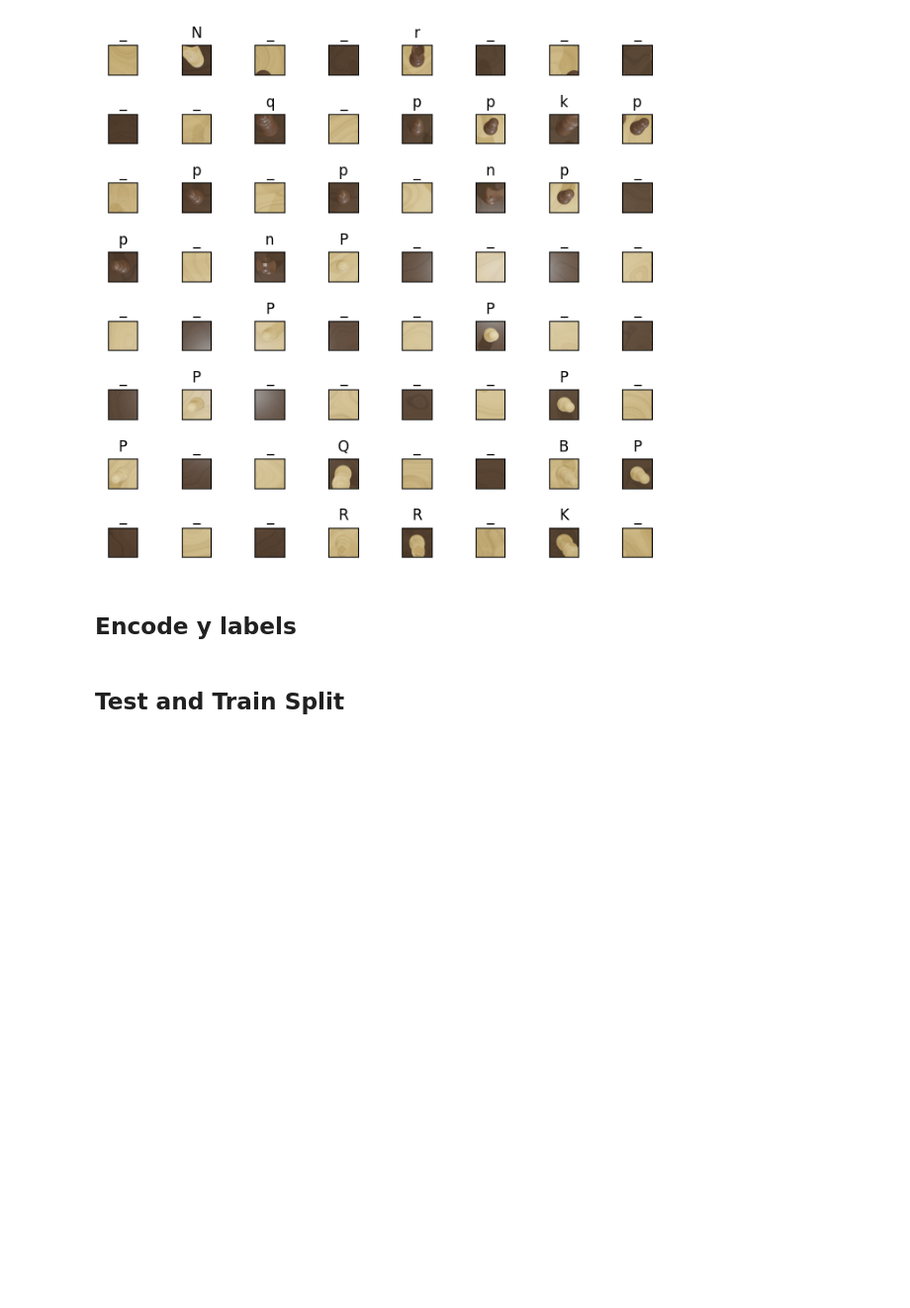
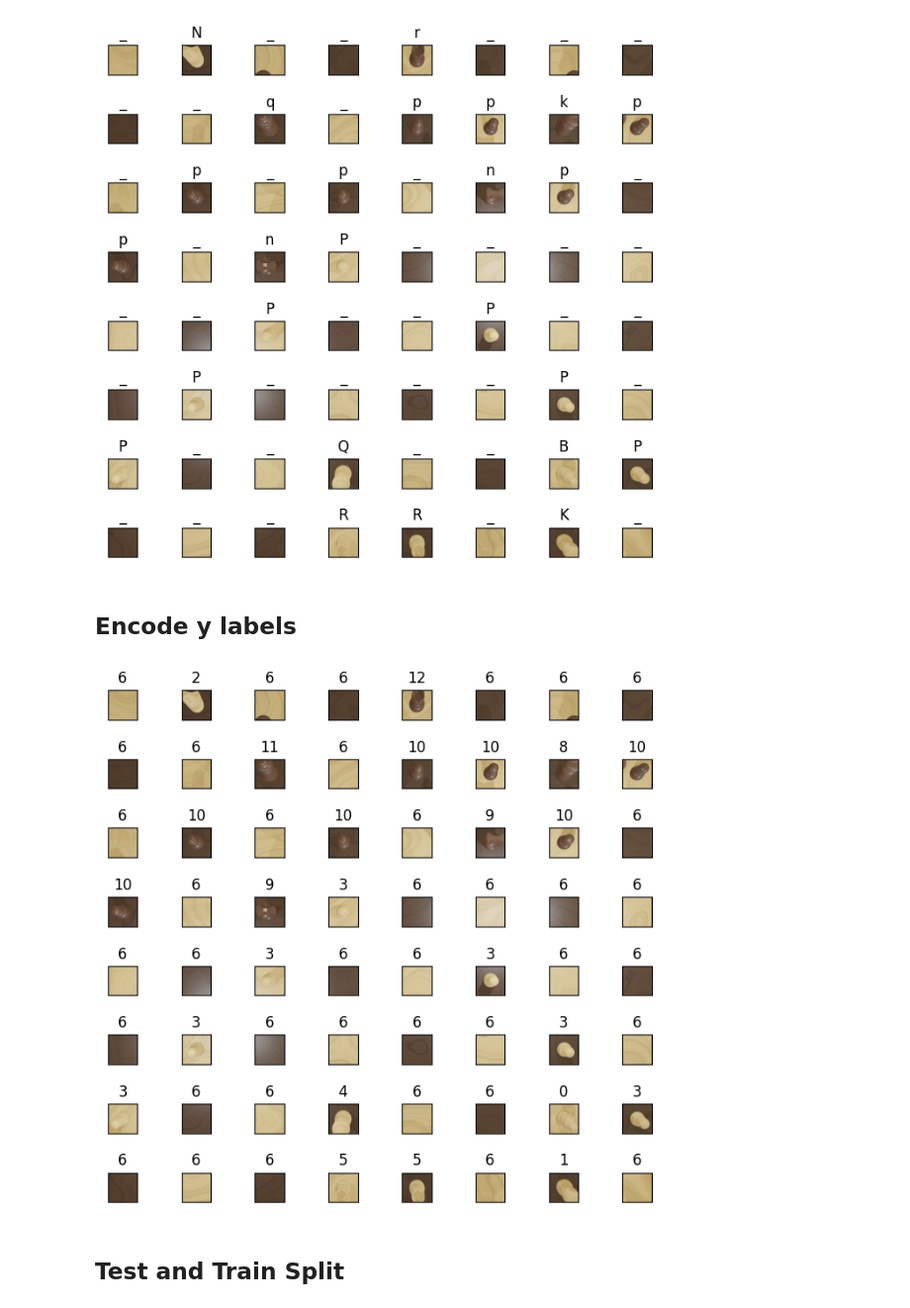
Before and after one commit to billywba/deepconvchess-cnn, a Jupyter notebook: model/main.ipynb, the cells around one changed output. Shown: that part at 99% size. Drawn from its saved outputs; the diff is of its cells as text; code cells hidden in the pictures; blank space fills up the shorter version.

```diff
--- a/model/main.ipynb
+++ b/model/main.ipynb
@@ -116,6 +116,18 @@ labels = ['_', 'p', 'n', 'b', 'r', 'q', 'k', 'P', 'N', 'B', 'R', 'Q', 'K']
 label_encoder = LabelEncoder()
 label_encoder.fit(labels)
 y = label_encoder.transform(y)
+# %%
+fig = plt.figure(figsize=(8, 8))
+fig.subplots_adjust(wspace=1.5)
+
+for i in range(0, 64):
+    fig.add_subplot(8, 8, i + 1)
+    plt.imshow(X[i])
+    plt.title(y[i])
+    plt.gca().set_xticks([])
+    plt.gca().set_yticks([])
+# %% [output]
+[figure, added]
 # %% [markdown]
 ## Test and Train Split
 # %%
```
Also changed, not shown: parts of 8 cells of this notebook.
